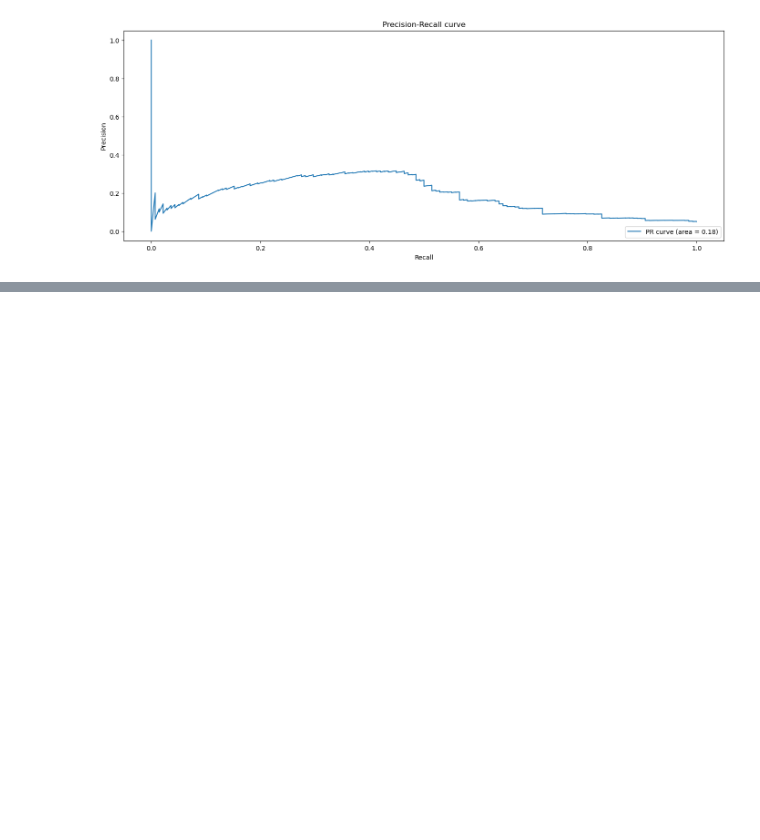
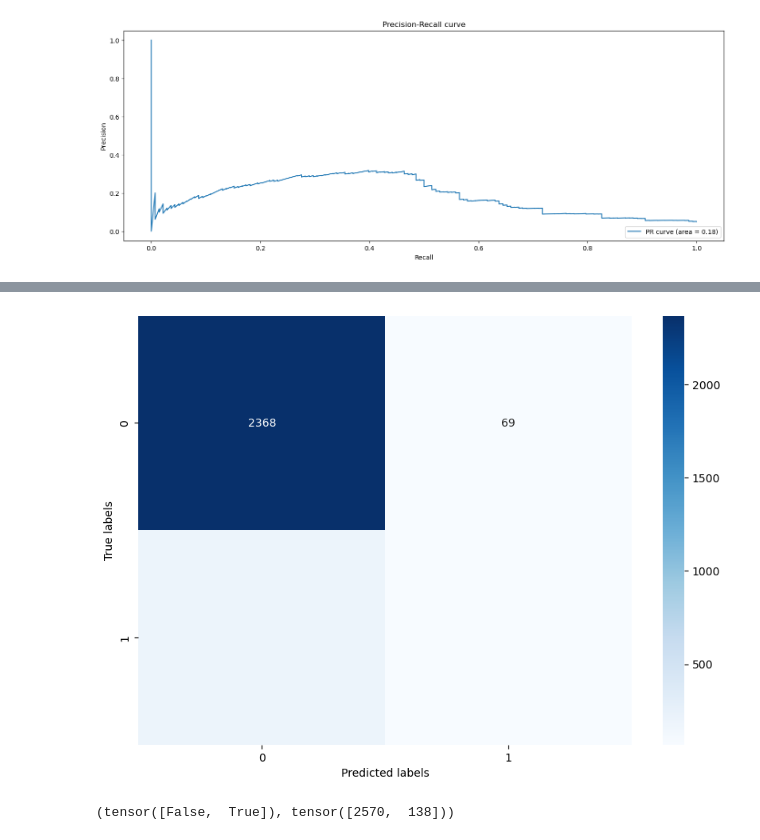
Before and after one commit to jemarle/graph_convolutional_networks, a Jupyter notebook: prueba02.ipynb, the cells around one changed output, grey strips where cells are left out. Cells and saved outputs as stored; diff of their text form; code cells hidden in the pictures; blank space fills up the shorter version.

```diff
--- a/prueba02.ipynb
+++ b/prueba02.ipynb
@@ -143,6 +206,6 @@ import matplotlib.pyplot as plt
 import seaborn as sns
 
 # Supongamos que 'data.y' son las etiquetas verdaderas y 'pred' son las etiquetas predichas
-cm = confusion_matrix(data.y, predichos)
+cm = confusion_matrix(pred, data.y)
 print(cm)
 # %% [output]
@@ -153,0 +214,14 @@ print(cm)
+# %%
+#plotea cm
+plt.figure(figsize=(10, 7))
+sns.heatmap(cm, annot=True, fmt='d', cmap='Blues')
+plt.xlabel('Predicted labels')
+plt.ylabel('True labels')
+plt.show()
+# %% [output]
+[figure, added]
+# %%
+# como veo que es data.y?
+print(data.y.unique(return_counts=True))
+# %% [output]
+(tensor([False,  True]), tensor([2570,  138]))
```
Also changed, not shown: parts of 13 cells of this notebook.
